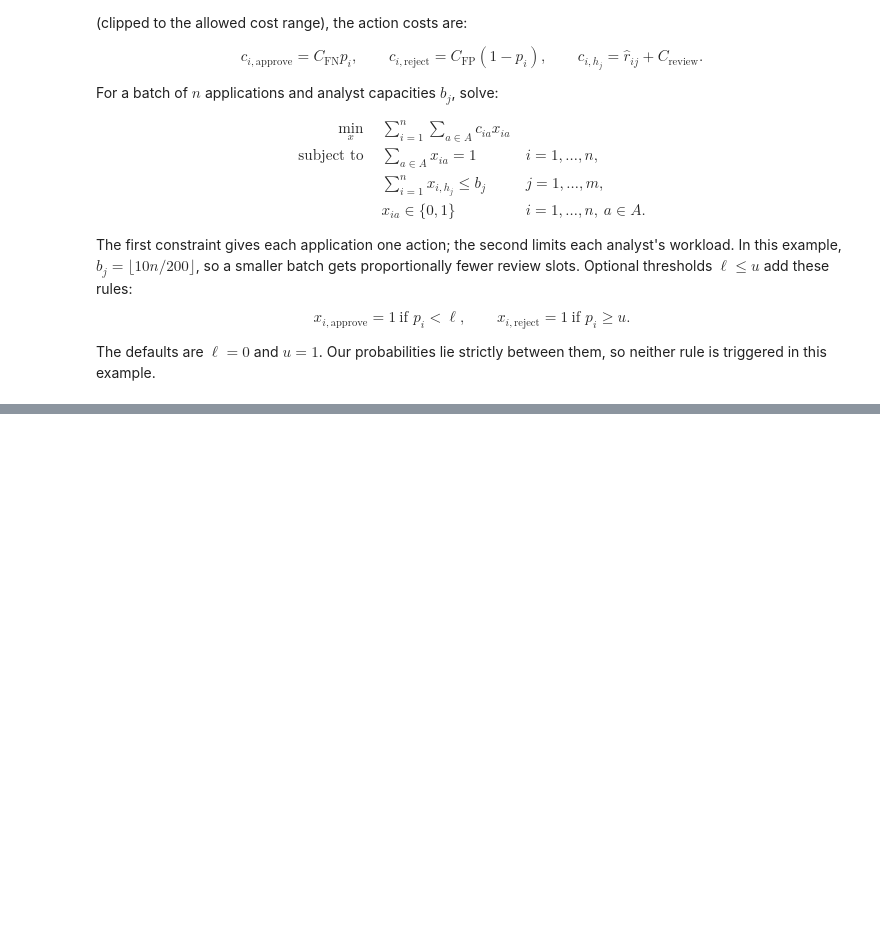
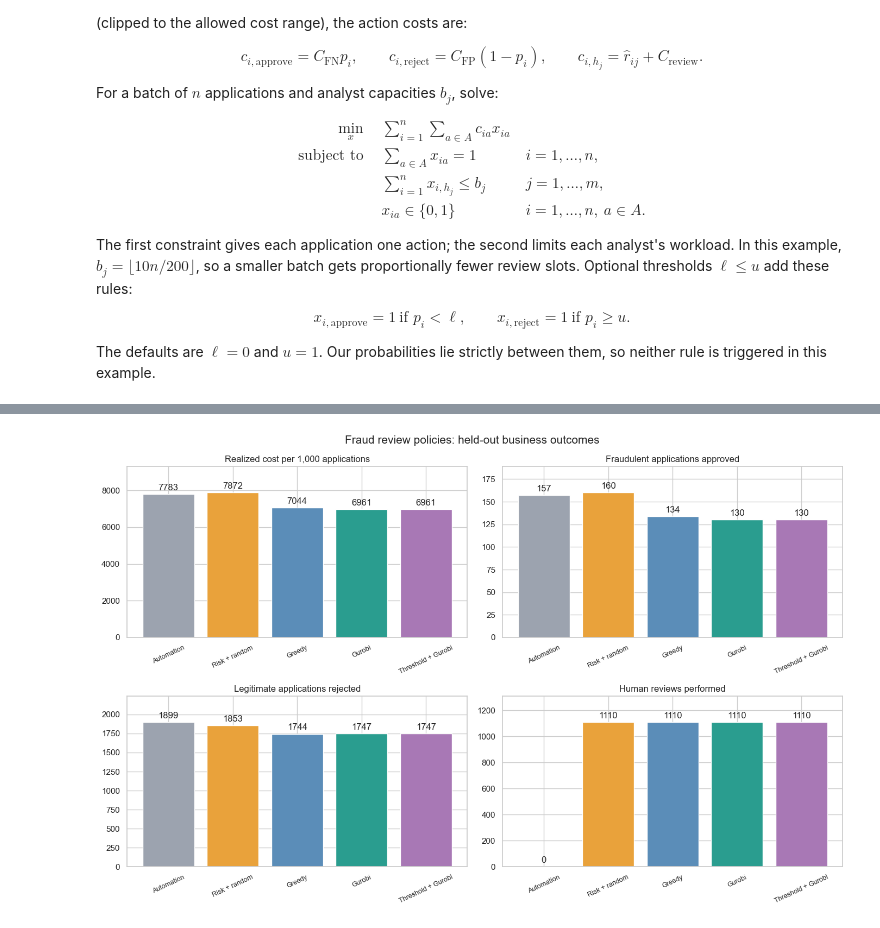
Before and after one commit to mohamadre3a/OptiFraud, a Jupyter notebook: Fraud_optimize_AI.ipynb, the cells around one changed output, grey strips where cells are left out. Saved outputs shown, nothing was run; the diff lists cells and outputs as text; code cells hidden in the pictures; blank space fills up the shorter version.

```diff
--- a/Fraud_optimize_AI.ipynb
+++ b/Fraud_optimize_AI.ipynb
@@ -538,0 +771,3 @@ GurobiError: License expired 2025-09-04
+# %%
+LOWER = 0
+UPPER = 1
@@ -538,0 +1007,50 @@ GurobiError: License expired 2025-09-04
+# %%
+metrics_to_plot = [
+    ("cost_per_1000", "Realized cost per 1,000 applications"),
+    ("missed_fraud", "Fraudulent applications approved"),
+    ("legit_rejected", "Legitimate applications rejected"),
+    ("reviews", "Human reviews performed"),
+]
+
+colors = [
+    "#9ca3af",
+    "#e9a23b",
+    "#5b8db8",
+    "#2a9d8f",
+    "#a878b5",
+]
+
+fig, axes = plt.subplots(2, 2, figsize=(14, 9))
+
+for ax, (column, title) in zip(
+    axes.ravel(),
+    metrics_to_plot,
+):
+
+    bars = ax.bar(
+        results.index,
+        results[column],
+        color=colors,
+    )
+
+    ax.set_title(title)
+    ax.tick_params(axis="x", rotation=25, labelsize=9)
+    ax.bar_label(bars, fmt="%.0f", padding=3)
+    ax.margins(y=0.18)
+
+fig.suptitle(
+    "Fraud review policies: held-out business outcomes",
+    fontsize=15,
+)
+
+fig.tight_layout()
+
+fig.savefig(
+    OUTPUT_DIR / "02_business_results.png",
+    dpi=180,
+    bbox_inches="tight",
+)
+
+plt.show()
+# %% [output]
+[figure, added]
```
Also changed, not shown: parts of 12 cells of this notebook, 6 other files.
